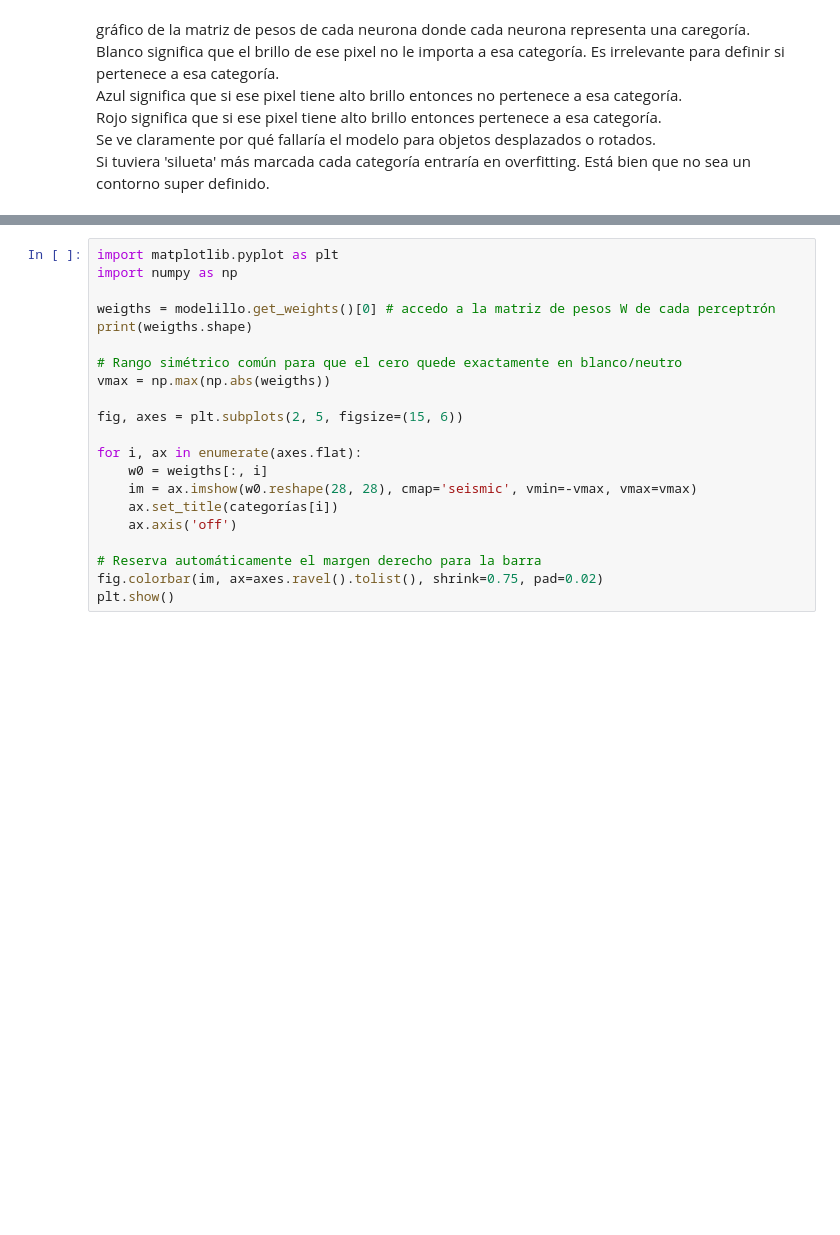
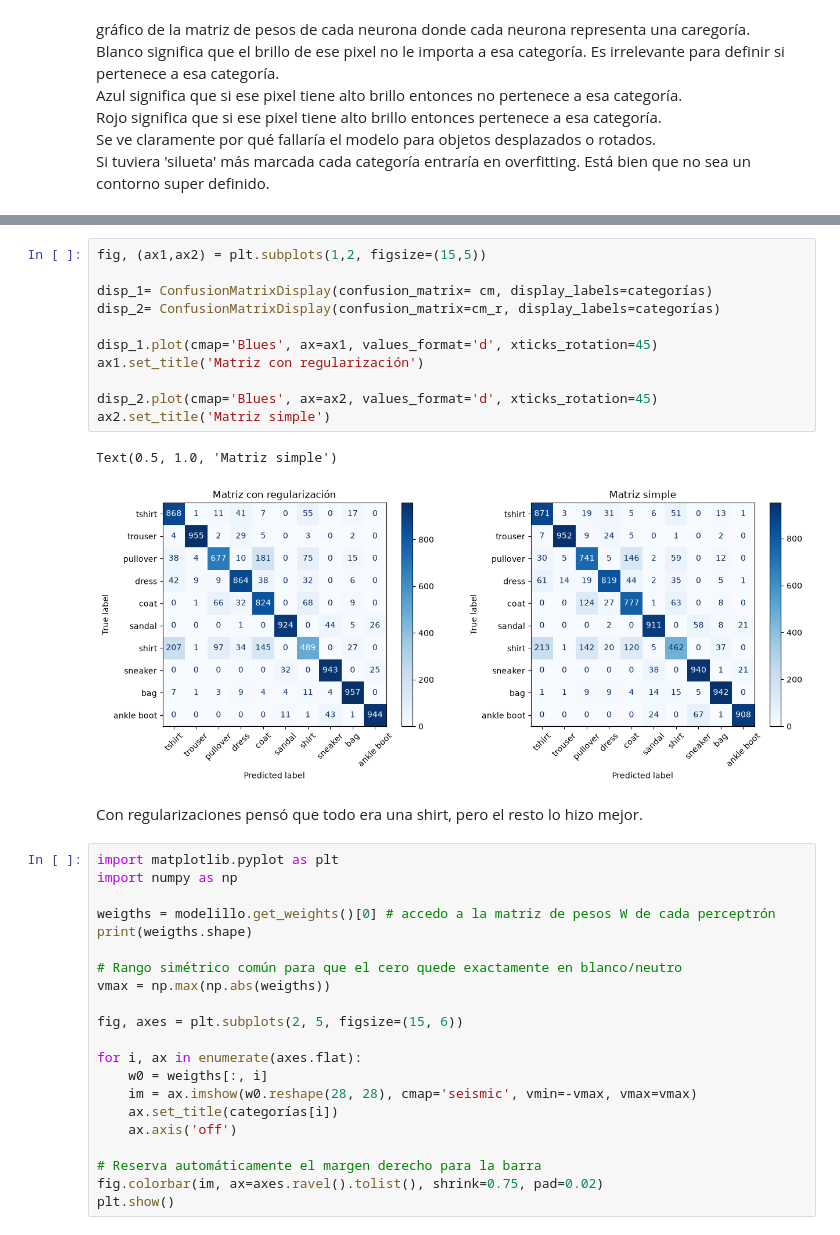
Before and after one commit to TomasCarneroRoldan125/Labo-de-Datos, a Jupyter notebook: Clasificador de ropa.ipynb, the cells around one changed output, grey strips where cells are left out. Drawn from its saved outputs; the diff is of its cells as text; blank space fills up the shorter version.

```diff
--- a/Clasificador de ropa.ipynb
+++ b/Clasificador de ropa.ipynb
@@ -309,3 +315,19 @@ plt.show()
+# %%
+fig, (ax1,ax2) = plt.subplots(1,2, figsize=(15,5))
+
+disp_1= ConfusionMatrixDisplay(confusion_matrix= cm, display_labels=categorías)
+disp_2= ConfusionMatrixDisplay(confusion_matrix=cm_r, display_labels=categorías)
+
+disp_1.plot(cmap='Blues', ax=ax1, values_format='d', xticks_rotation=45)
+ax1.set_title('Matriz con regularización')
+
+disp_2.plot(cmap='Blues', ax=ax2, values_format='d', xticks_rotation=45)
+ax2.set_title('Matriz simple')
+# %% [output]
+Text(0.5, 1.0, 'Matriz simple')
+[figure, added]
+# %% [markdown]
+Con regularizaciones pensó que todo era una shirt, pero el resto lo hizo mejor.
 # %%
 import matplotlib.pyplot as plt
 import numpy as np
```
Also changed, not shown: parts of 20 cells of this notebook, 2 other files.
